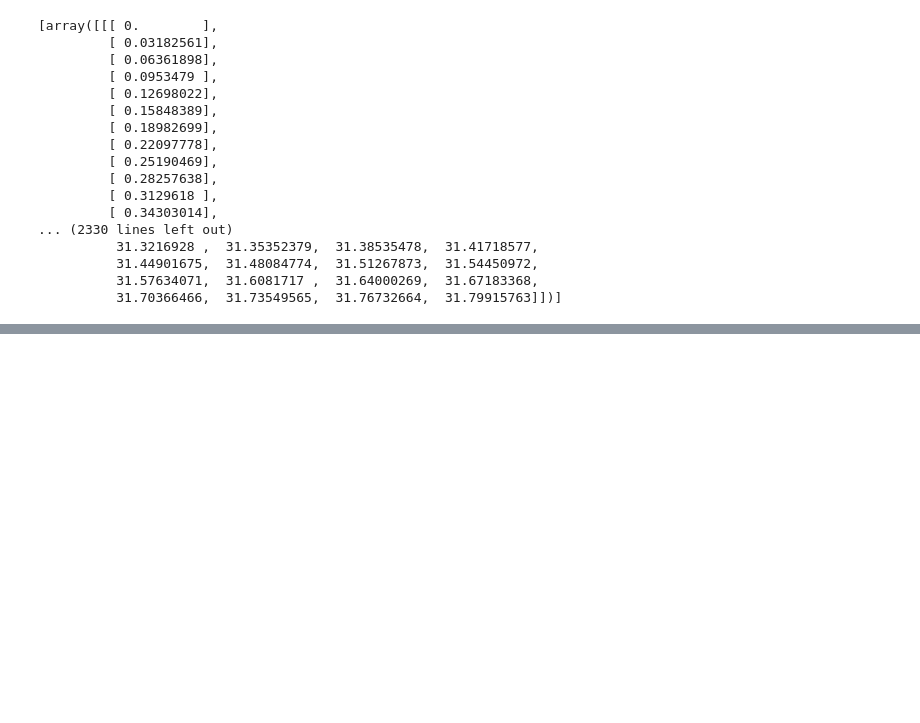
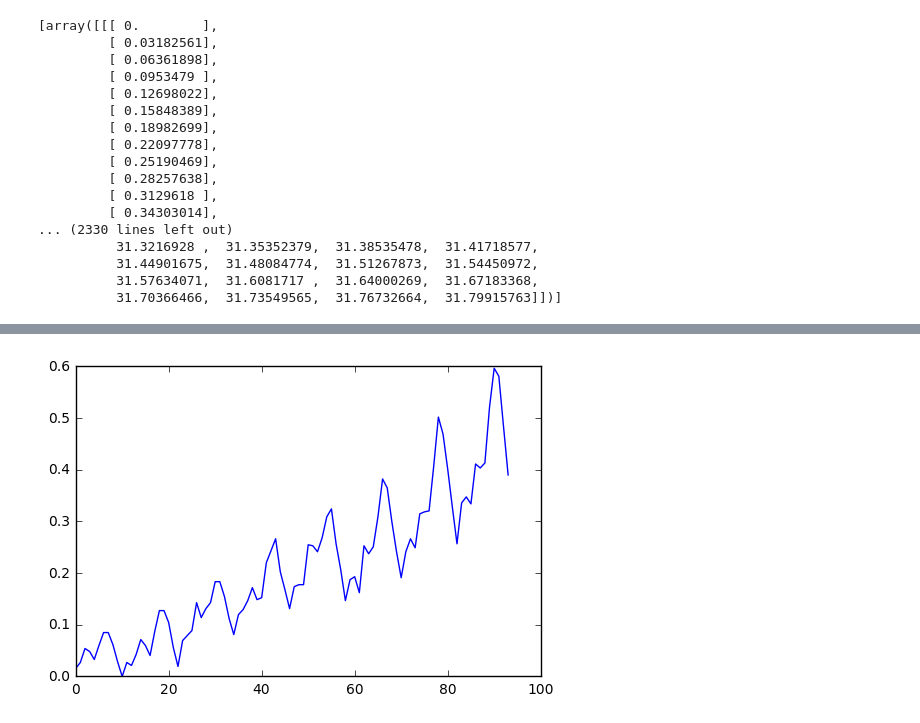
Before and after one commit to KentChun33333/blog, a Jupyter notebook: notebook/2017-Goals.ipynb, the cells around one changed output, grey strips where cells are left out. Saved outputs shown, nothing was run; the diff lists cells and outputs as text; code cells hidden in the pictures; blank space fills up the shorter version.

```diff
--- a/notebook/2017-Goals.ipynb
+++ b/notebook/2017-Goals.ipynb
@@ -426,0 +482,19 @@ get_batch()
+# %%
+# convert an array of values into a dataset matrix
+def create_dataset(dataset, look_back=1):
+	dataX, dataY = [], []
+	for i in range(len(dataset)-look_back-1):
+		a = dataset[i:(i+look_back), 0]
+		dataX.append(a)
+		dataY.append(dataset[i + look_back, 0])
+	return numpy.array(dataX), numpy.array(dataY)
+
+# reshape into X=t and Y=t+1
+look_back = 1 # Time-series Window Size
+trainX, trainY = create_dataset(train, look_back)
+testX, testY = create_dataset(test, look_back)
+
+plt.plot(trainX)
+plt.show()
+# %% [output]
+[figure, added]
```
Also changed, not shown: parts of 14 cells of this notebook.
